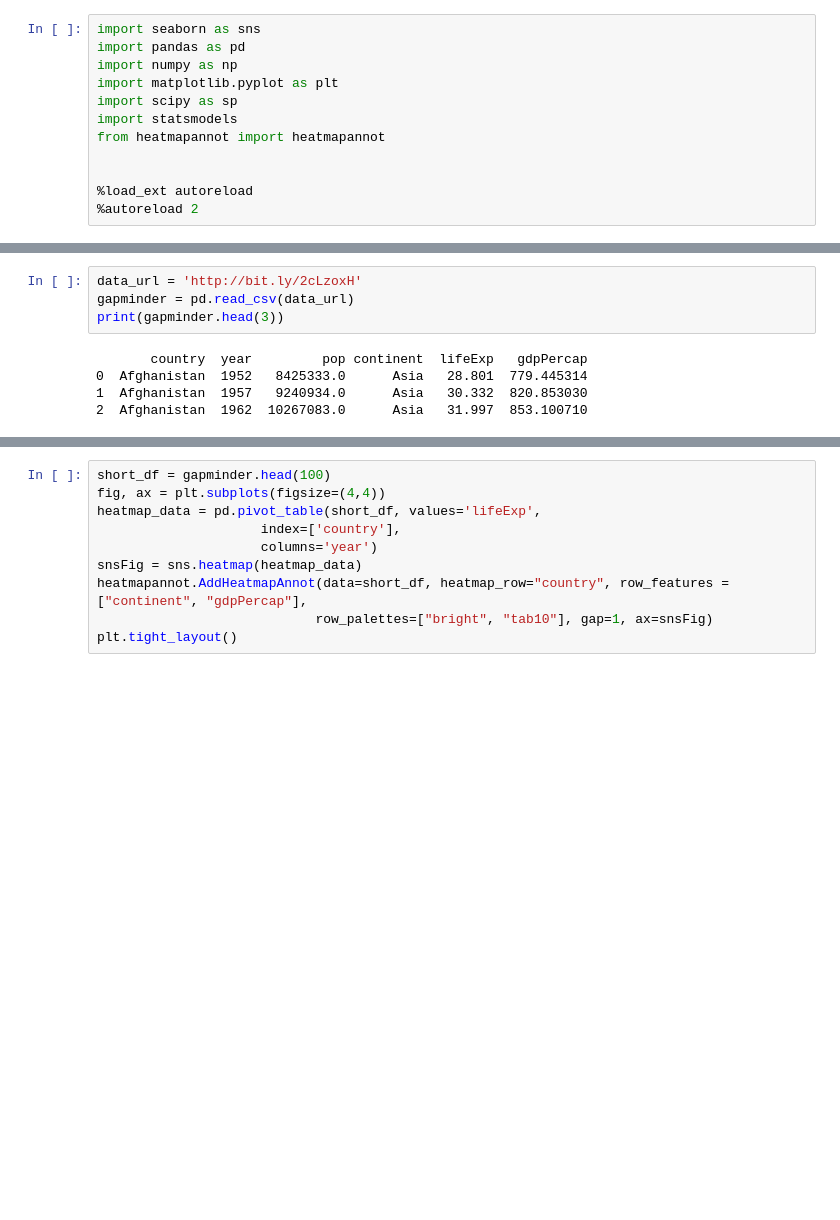
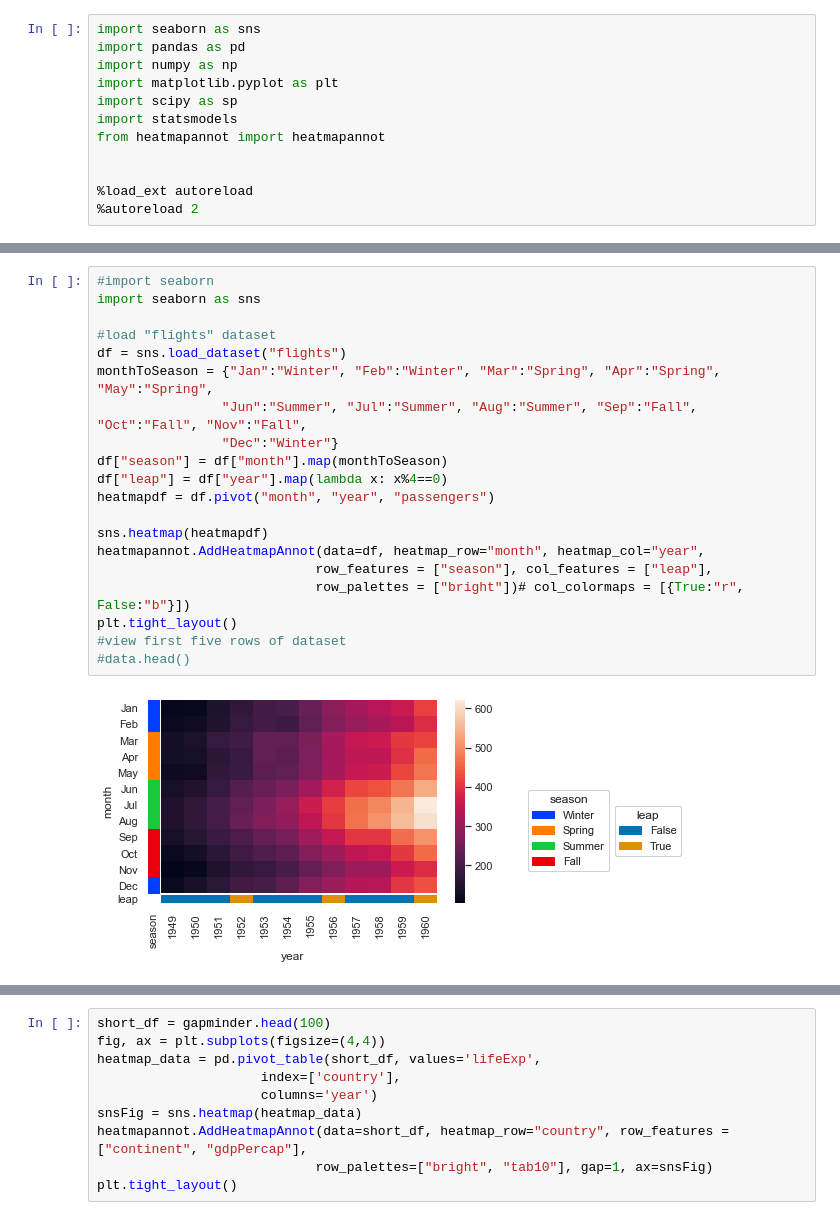
Before and after one commit to mourisl/heatmapannot, a Jupyter notebook: dev.ipynb, the cells around one changed output, grey strips where cells are left out. Cells and saved outputs as stored; diff of their text form; blank space fills up the shorter version.

```diff
--- a/dev.ipynb
+++ b/dev.ipynb
@@ -52,9 +13,22 @@ plt.show()
 # %%
-data_url = 'http://bit.ly/2cLzoxH'
-gapminder = pd.read_csv(data_url)
-print(gapminder.head(3))
+#import seaborn
+import seaborn as sns
+
+#load "flights" dataset
+df = sns.load_dataset("flights")
+monthToSeason = {"Jan":"Winter", "Feb":"Winter", "Mar":"Spring", "Apr":"Spring", "May":"Spring",
+                "Jun":"Summer", "Jul":"Summer", "Aug":"Summer", "Sep":"Fall", "Oct":"Fall", "Nov":"Fall",
+                "Dec":"Winter"}
+df["season"] = df["month"].map(monthToSeason)
+df["leap"] = df["year"].map(lambda x: x%4==0)
+heatmapdf = df.pivot("month", "year", "passengers")
+
+sns.heatmap(heatmapdf)
+heatmapannot.AddHeatmapAnnot(data=df, heatmap_row="month", heatmap_col="year",
+                            row_features = ["season"], col_features = ["leap"],
+                            row_palettes = ["bright"])# col_colormaps = [{True:"r", False:"b"}])
+plt.tight_layout()
+#view first five rows of dataset
+#data.head()
 # %% [output]
-       country  year         pop continent  lifeExp   gdpPercap
-0  Afghanistan  1952   8425333.0      Asia   28.801  779.445314
-1  Afghanistan  1957   9240934.0      Asia   30.332  820.853030
-2  Afghanistan  1962  10267083.0      Asia   31.997  853.100710
+[figure, added]
```
Also changed, not shown: parts of 3 cells of this notebook, 1 other file.
